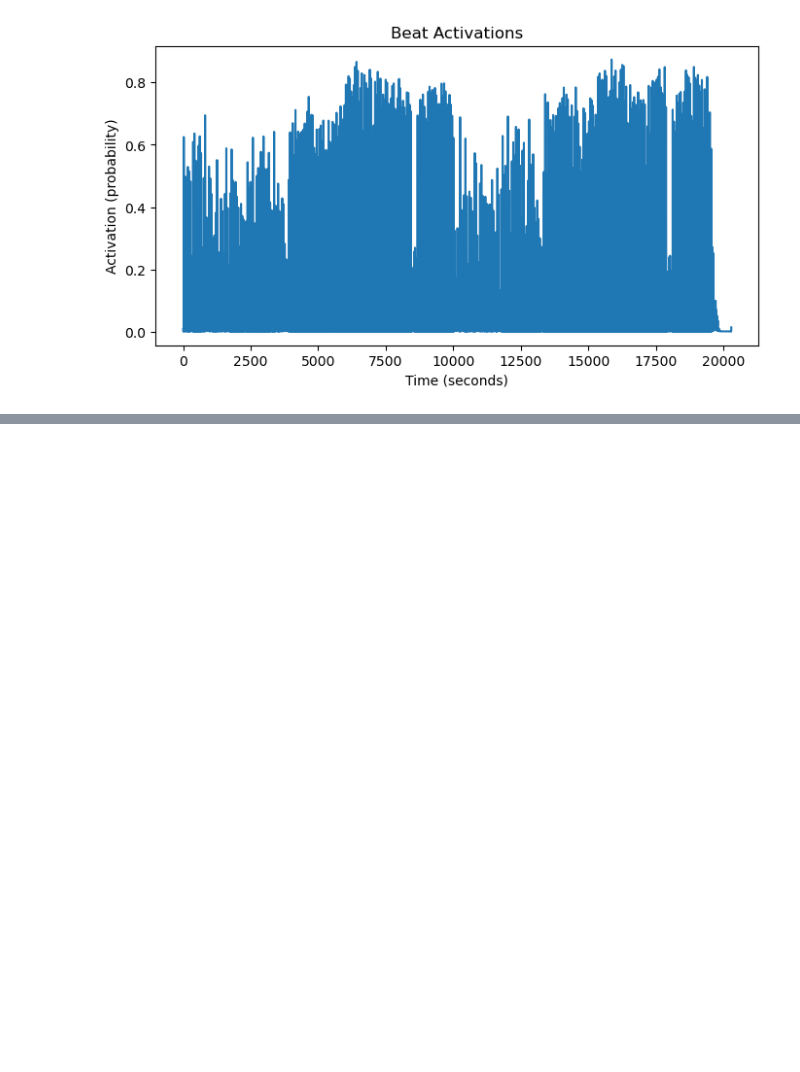
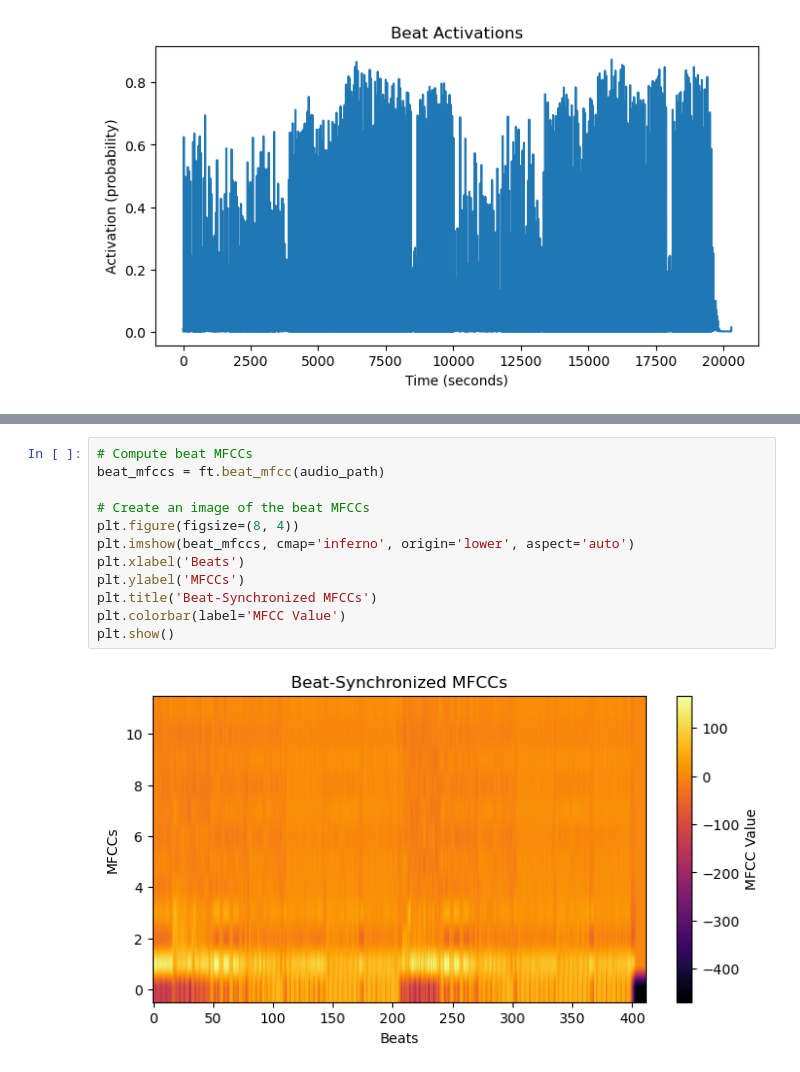
Before and after one commit to michaelhein39/dj-transition-predictor, a Jupyter notebook: notebooks/features_eda.ipynb, the cells around one changed output, grey strips where cells are left out. Drawn from its saved outputs; the diff is of its cells as text; blank space fills up the shorter version.

```diff
--- a/notebooks/features_eda.ipynb
+++ b/notebooks/features_eda.ipynb
@@ -144,0 +127,14 @@ plt.show()
+# %%
+# Compute beat MFCCs
+beat_mfccs = ft.beat_mfcc(audio_path)
+
+# Create an image of the beat MFCCs
+plt.figure(figsize=(8, 4))
+plt.imshow(beat_mfccs, cmap='inferno', origin='lower', aspect='auto')
+plt.xlabel('Beats')
+plt.ylabel('MFCCs')
+plt.title('Beat-Synchronized MFCCs')
+plt.colorbar(label='MFCC Value')
+plt.show()
+# %% [output]
+[figure, added]
```
Also changed, not shown: parts of 9 cells of this notebook, 16 other files.
